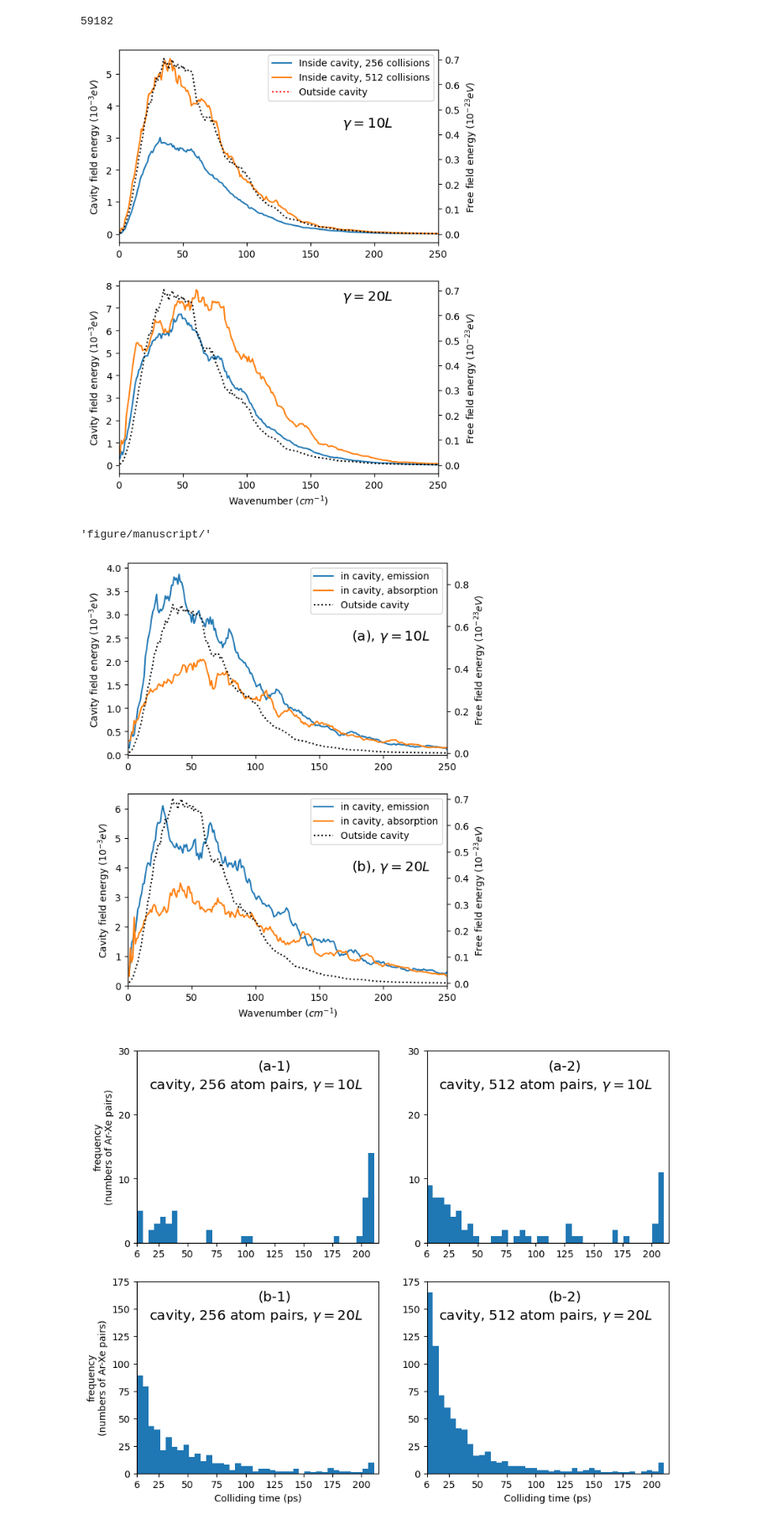
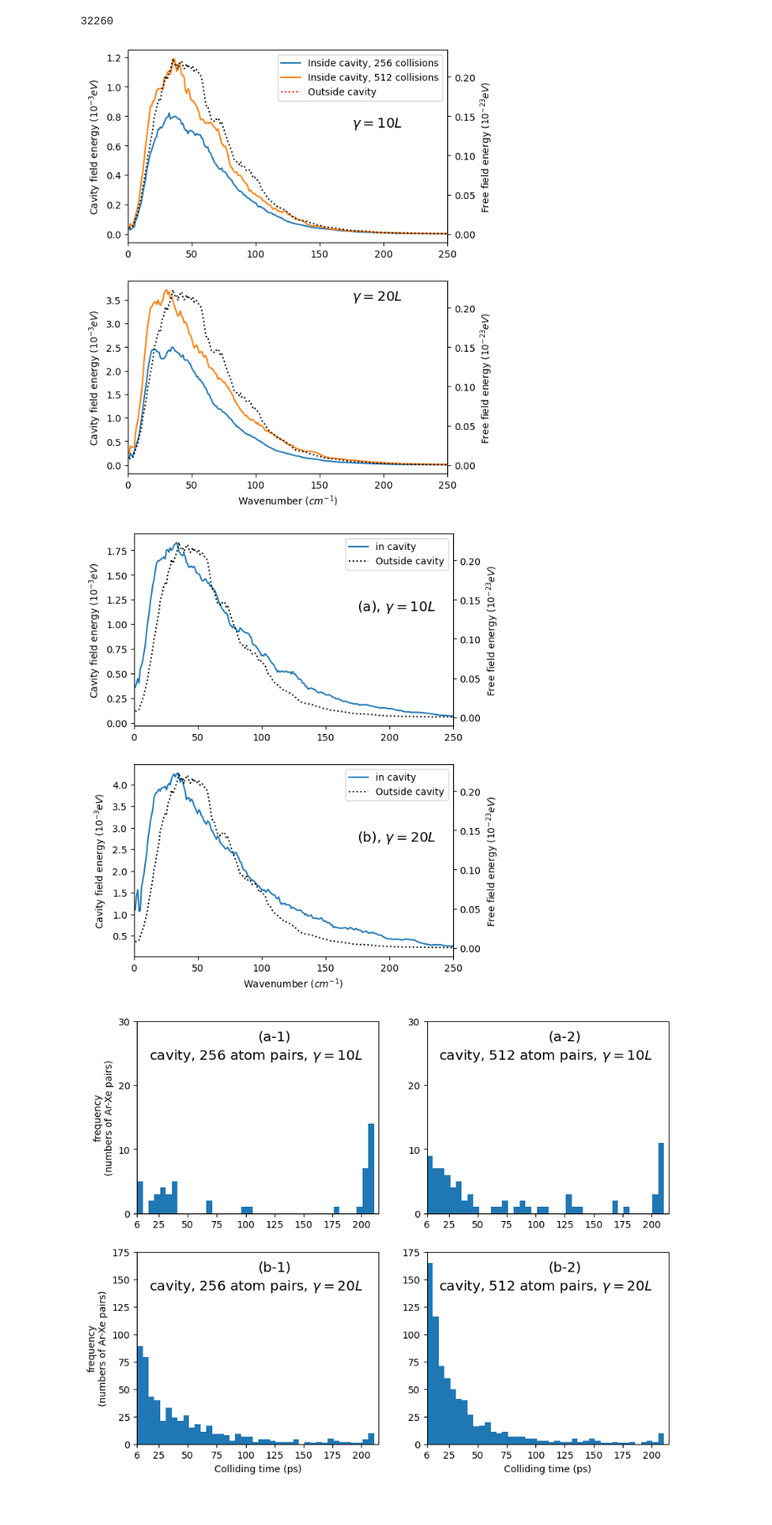
Before and after one commit to RibeiroGroup/Molecular-Dynamics-for-CIS, a Jupyter notebook: src/analyze_monte_carlo.ipynb, the cells around one changed output. Shown at 84% size. Drawn from its saved outputs; the diff is of its cells as text; code cells hidden in the pictures.

```diff
--- a/src/analyze_monte_carlo.ipynb
+++ b/src/analyze_monte_carlo.ipynb
@@ -134,7 +142,7 @@ for i in [0,1]:
     tax.set_ylabel(r'Exp. absorption $(10^{-6} cm^{-1} amagat^{-2})$')
     tax.set_ylim(-0.01,2.5)
 
-for i,(temp, freefield_result_path) in enumerate(FREEFIELD_RESULT_DICT.items()):
+for i,(temp, freefield_result_path) in enumerate(FREEFIELD_RESULT_256_DICT.items()):
 
     dipole_spec = spectra_utils.DipoleSpectra(
         dtps = 1e-2, convert_function = {'time': red.convert_time})
@@ -156,7 +164,8 @@ for i,(temp, freefield_result_path) in enumerate(FREEFIELD_RESULT_DICT.items()):
             freefield_result_dict,
             convert_function = {
                 'energy': red.convert_energy,
-                'wavenumber':red.convert_wavenumber}
+                'wavenumber':red.convert_wavenumber},
+            mode = 'std'
         )
         rad_profile.append(rad_profile1)
 
@@ -190,8 +199,8 @@ ax[0].legend()
 
 ax[0].set_xlim(0,250)
 ax[1].set_xlim(0,250)
-ax[0].set_ylim(-0.01,6.7)
-ax[1].set_ylim(-0.01,1.08)
+#ax[0].set_ylim(-0.01,6.7)
+#ax[1].set_ylim(-0.01,1.08)
 ax[0].set_ylabel(r"$I(\omega)$ (Arbitrary unit)")
 ax[1].set_ylabel(r"Calculated EM field energy $(10^{-23} eV)$")
 ax[1].set_xlabel(r"Wavenumber $(cm^{-1})$")
@@ -205,5 +214,5 @@ fig.savefig(fig_root + "free_spectrum.jpeg",dpi = 600, bbox_inches = 'tight')
 # %%
-for i, (temp, cavityfield_result_path) in enumerate(CAVITYFIELD_RESULT_DICT3.items()):
+for i, (temp, cavityfield_result_path) in enumerate(CAVITYFIELD_RESULT_512b_DICT.items()):
     print(temp)
 
     directory_dict = categorizing_pickle(cavityfield_result_path, '')
@@ -267,7 +276,8 @@ for f_, (no_collision, result_dict) in enumerate(foo.items()):
                 result_dict,
                 convert_function = {
                     'energy': red.convert_energy,
-                    'wavenumber':red.convert_wavenumber}
+                    'wavenumber':red.convert_wavenumber},
+                mode = 'std'
             )
             rad_profile.append(rad_profile1)
 
@@ -314,14 +324,8 @@ fig.savefig(fig_root + "cavity_spectrum.jpeg",dpi = 600,bbox_inches = 'tight')
 
 gc.collect()
 # %% [output]
-59182
+32260
-[figure, old version]
+[figure, new version]
-# %%
-fig_root
-# %% [output]
-'figure/manuscript/'
-# %%
-spectra_utils = importlib.reload(spectra_utils)
 # %%
 """
 Electromagnetic profiling for computing spectra
@@ -330,7 +334,7 @@ For simulation
 
 fig,ax = plt.subplots(2, figsize = (6,8))
 
-for i, (temp, cavityfield_result_path) in enumerate(CAVITYFIELD_RESULT_DICT3.items()):
+for i, (temp, cavityfield_result_path) in enumerate(CAVITYFIELD_RESULT_512b_DICT.items()):
 
     directory_dict = categorizing_pickle(cavityfield_result_path, '')
 
@@ -350,20 +354,10 @@ for i, (temp, cavityfield_result_path) in enumerate(CAVITYFIELD_RESULT_DICT3.ite
             convert_function = {
                 'energy': red.convert_energy,
                 'wavenumber':red.convert_wavenumber},
-            mode = 'positive'
+            mode = 'std'
         )
 
         rad_profile1.append(rad_profile)
-
-        omega_profile, rad_profile = spectra_utils.field_spectra(
-            result_dict,
-            convert_function = {
-                'energy': red.convert_energy,
-                'wavenumber':red.convert_wavenumber},
-            mode = 'negative'
-        )
-
-        rad_profile2.append(rad_profile)
 
         del result_dict
 
@@ -373,47 +367,41 @@ for i, (temp, cavityfield_result_path) in enumerate(CAVITYFIELD_RESULT_DICT3.ite
     rad_profile1 = np.mean(rad_profile1, axis = 0) * 1e3
     o, f = moving_average(omega_profile, rad_profile1, w = 10)
 
-    ax[i].plot(o, f, label = r'in cavity, emission'.format(label))
-
-    rad_profile2 = np.mean(rad_profile2, axis = 0) * 1e3
-    o, f = moving_average(omega_profile, rad_profile2, w = 10)
-
-    ax[i].plot(o, f, label = r'in cavity, absorption'.format(label))
-    # to here for rad profile - end of copy
+    ax[i].plot(o, f, label = 'in cavity')
 
     tax = ax[i].twinx()
     tax.plot(
         omega_profile100, rad_profile100,
         linestyle = linestyle_list[2], color= 'black'
     )
 
     ax[i].plot(
         [], [], label = "Outside cavity" ,
         linestyle = linestyle_list[2],color='black'
     )
 
     ax[i].set_xlim(0, 250)
 
-    #"""
+    """
     if i == 0:
         ax[i].set_ylim(-0.01, 4.1)
         tax.set_ylim(-0.01, 0.9)
     elif i == 1:
         ax[i].set_ylim(-0.01, 6.5)
         tax.set_ylim(-0.01, 0.72)
     #"""
 
     ax[i].set_ylabel(r"Cavity field energy ($10^{-3} eV$)")
     tax.set_ylabel(r"Free field energy ($10^{-23} eV$)")
     ax[i].legend()
 
 ax[0].annotate(r'(a), $\gamma = 10L$',xy = (0.7,0.6), xycoords = 'axes fraction', fontsize = 'x-large')
 ax[1].annotate(r'(b), $\gamma = 20L$',xy = (0.7,0.6), xycoords = 'axes fraction', fontsize = 'x-large')
 
 ax[i].set_xlabel(r'Wavenumber ($cm^{-1}$)')
 fig.savefig(fig_root + "boltzmann_cavity_spectrum.jpeg",dpi = 600,bbox_inches = 'tight')
 # %% [output]
-[figure, old version]
+[figure, new version]
 # %%
 ##################################
 # HISTOGRAM OF COLLISION TIME    #
```
Also changed, not shown: parts of 5 cells of this notebook, 6 other files.
